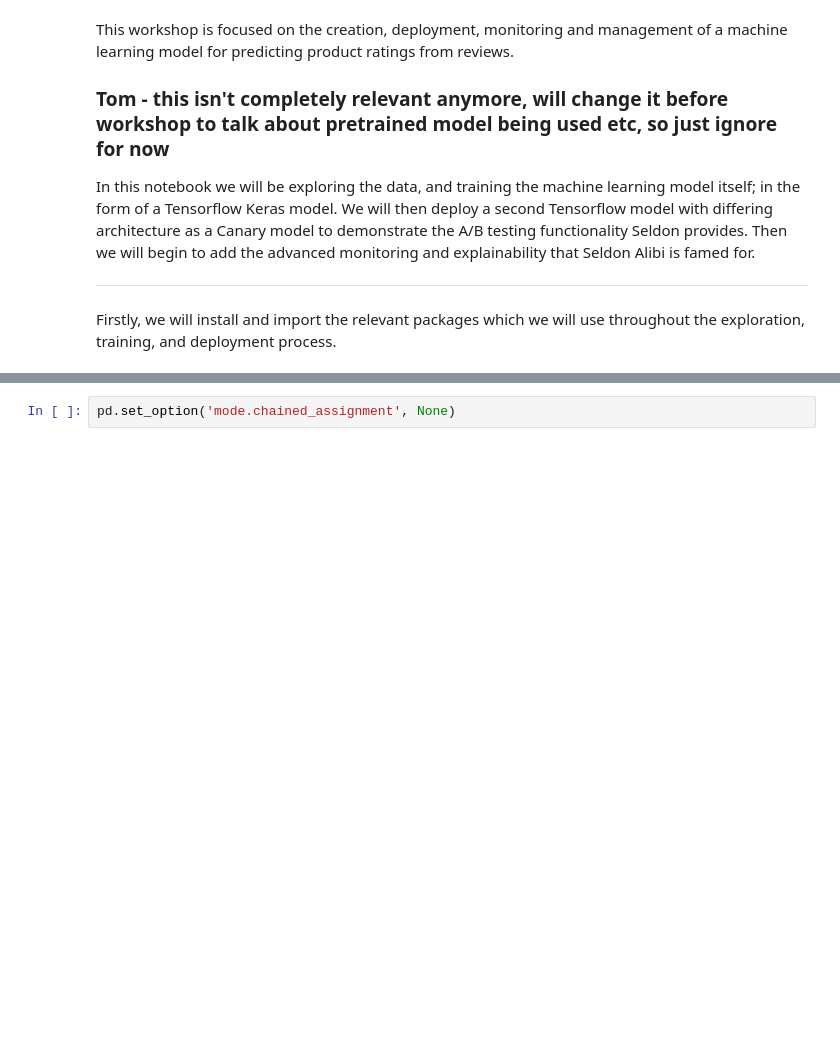
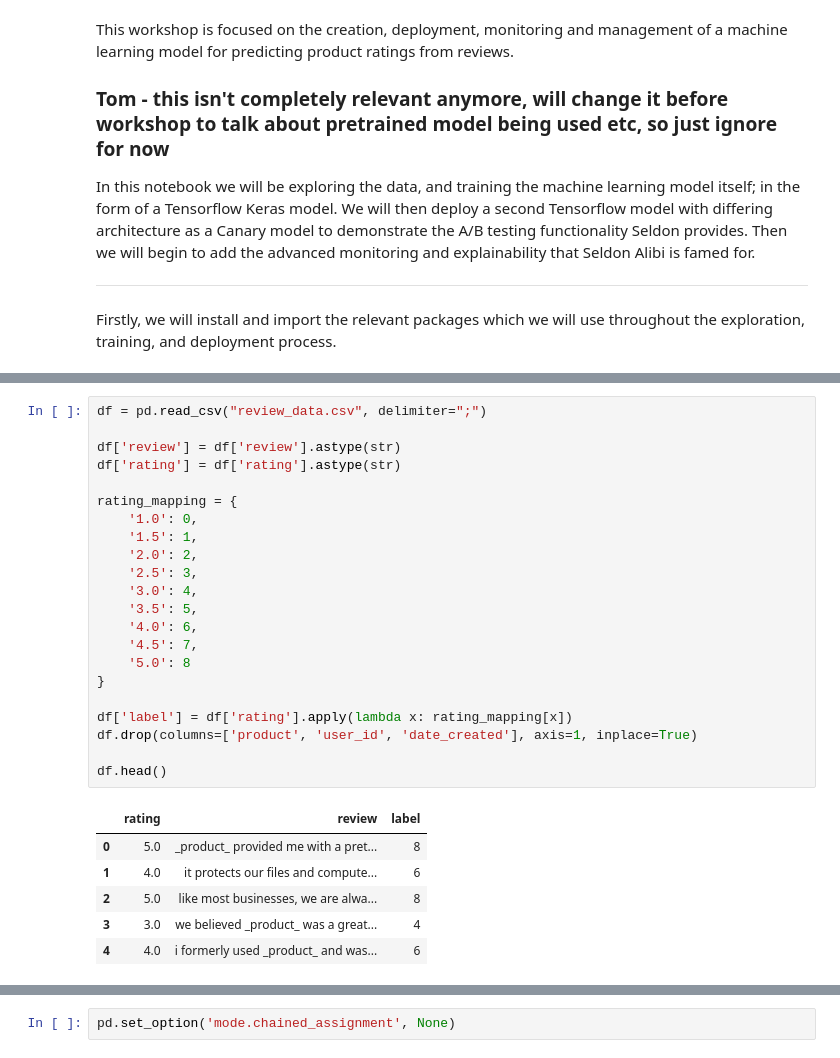
Before and after one commit to SeldonIO/deploy-workshops, a Jupyter notebook: nlp-ratings/nlp-ratings.ipynb, the cells around one changed output, grey strips where cells are left out. Saved outputs shown, nothing was run; the diff lists cells and outputs as text; blank space fills up the shorter version.

```diff
--- a/nlp-ratings/nlp-ratings.ipynb
+++ b/nlp-ratings/nlp-ratings.ipynb
@@ -11,0 +31,29 @@ Firstly, we will install and import the relevant packages which we will use thro
+# %%
+df = pd.read_csv("review_data.csv", delimiter=";")
+
+df['review'] = df['review'].astype(str)
+df['rating'] = df['rating'].astype(str)
+
+rating_mapping = {
+    '1.0': 0,
+    '1.5': 1,
+    '2.0': 2,
+    '2.5': 3,
+    '3.0': 4,
+    '3.5': 5,
+    '4.0': 6,
+    '4.5': 7,
+    '5.0': 8
+}
+
+df['label'] = df['rating'].apply(lambda x: rating_mapping[x])
+df.drop(columns=['product', 'user_id', 'date_created'], axis=1, inplace=True)
+
+df.head()
+# %% [output]
+|  | rating | review | label |
+| 0 | 5.0 | _product_ provided me with a pret... | 8 |
+| 1 | 4.0 | it protects our files and compute... | 6 |
+| 2 | 5.0 | like most businesses, we are alwa... | 8 |
+| 3 | 3.0 | we believed _product_ was a great... | 4 |
+| 4 | 4.0 | i formerly used _product_ and was... | 6 |
```
Also changed, not shown: parts of 88 cells of this notebook, 1 other file.
